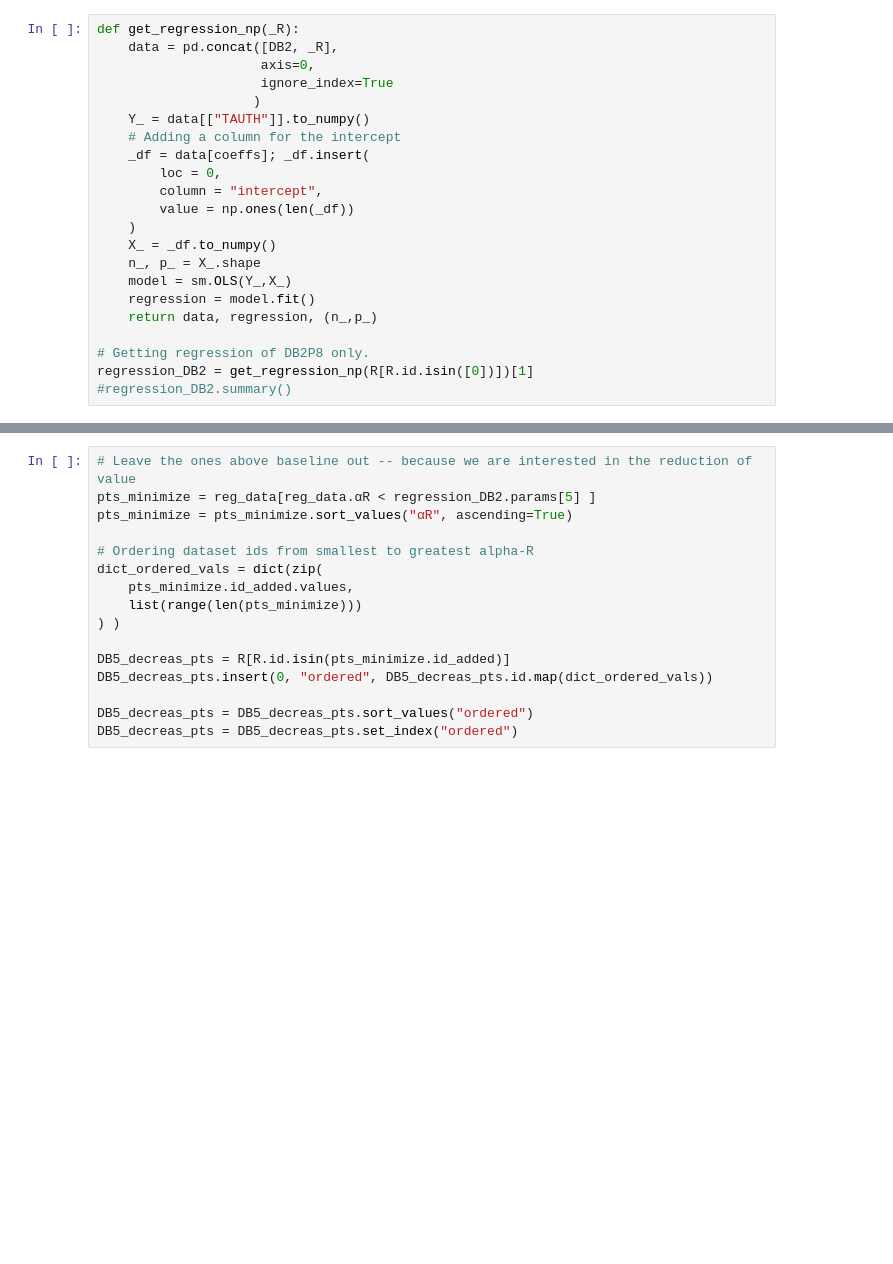
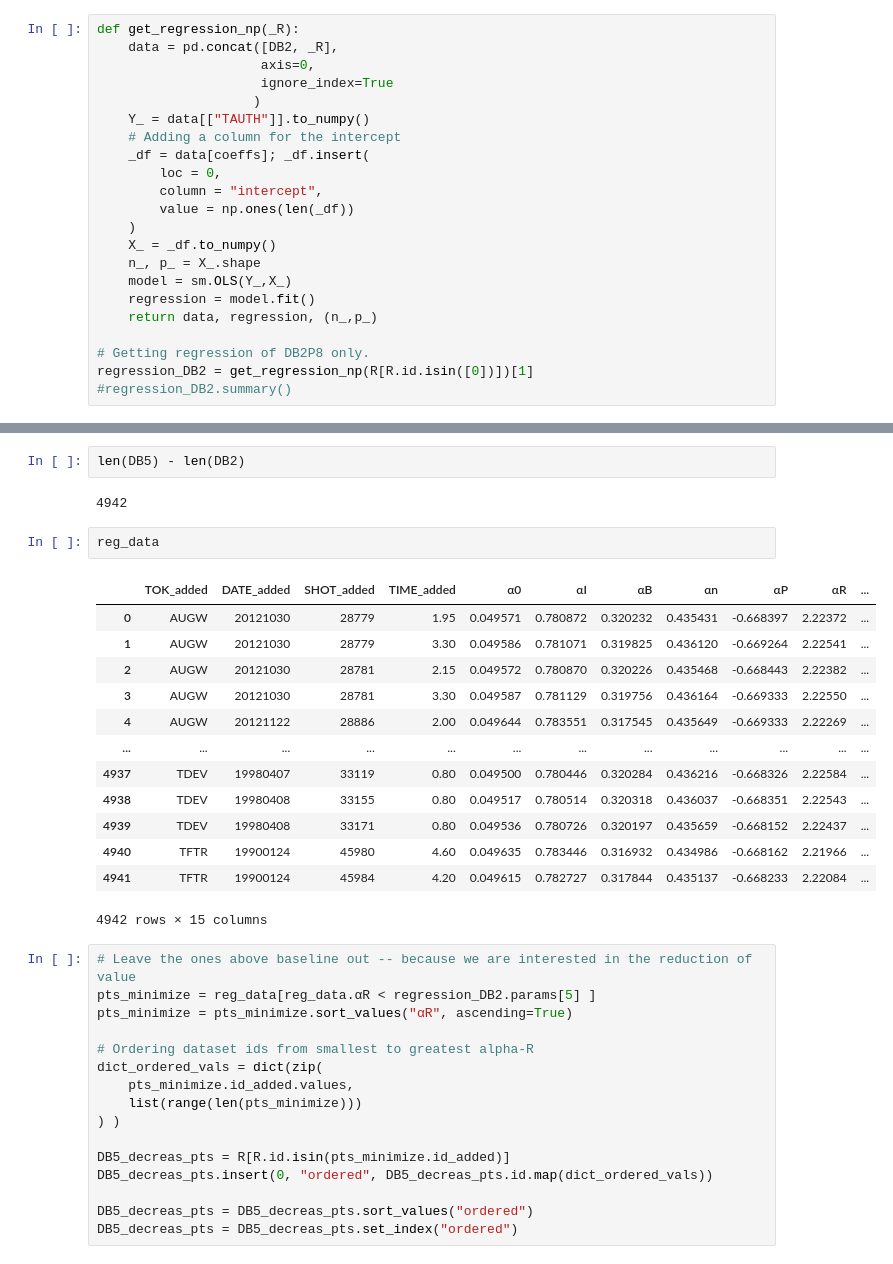
Before and after one commit to Chinnasf/FUSION-EP-Master-Thesis, a Jupyter notebook: Optimization/Random_sampling_LATEX_PLOTS.ipynb, the cells around one changed output, grey strips where cells are left out. Drawn from its saved outputs; the diff is of its cells as text; blank space fills up the shorter version.

```diff
--- a/Optimization/Random_sampling_LATEX_PLOTS.ipynb
+++ b/Optimization/Random_sampling_LATEX_PLOTS.ipynb
@@ -81,5 +84,25 @@ plt.savefig(fig_path+"individual_pts.pdf", format="pdf", dpi=800, bbox_inches='t
 # %% [output]
 [figure]
+# %%
+len(DB5) - len(DB2)
+# %% [output]
+4942
+# %%
+reg_data
+# %% [output]
+|  | TOK_added | DATE_added | SHOT_added | TIME_added | α0 | αI | αB | αn | αP | αR | ... |
+| 0 | AUGW | 20121030 | 28779 | 1.95 | 0.049571 | 0.780872 | 0.320232 | 0.435431 | -0.668397 | 2.22372 | ... |
+| 1 | AUGW | 20121030 | 28779 | 3.30 | 0.049586 | 0.781071 | 0.319825 | 0.436120 | -0.669264 | 2.22541 | ... |
+| 2 | AUGW | 20121030 | 28781 | 2.15 | 0.049572 | 0.780870 | 0.320226 | 0.435468 | -0.668443 | 2.22382 | ... |
+| 3 | AUGW | 20121030 | 28781 | 3.30 | 0.049587 | 0.781129 | 0.319756 | 0.436164 | -0.669333 | 2.22550 | ... |
+| 4 | AUGW | 20121122 | 28886 | 2.00 | 0.049644 | 0.783551 | 0.317545 | 0.435649 | -0.669333 | 2.22269 | ... |
+| ... | ... | ... | ... | ... | ... | ... | ... | ... | ... | ... | ... |
+| 4937 | TDEV | 19980407 | 33119 | 0.80 | 0.049500 | 0.780446 | 0.320284 | 0.436216 | -0.668326 | 2.22584 | ... |
+| 4938 | TDEV | 19980408 | 33155 | 0.80 | 0.049517 | 0.780514 | 0.320318 | 0.436037 | -0.668351 | 2.22543 | ... |
+| 4939 | TDEV | 19980408 | 33171 | 0.80 | 0.049536 | 0.780726 | 0.320197 | 0.435659 | -0.668152 | 2.22437 | ... |
+| 4940 | TFTR | 19900124 | 45980 | 4.60 | 0.049635 | 0.783446 | 0.316932 | 0.434986 | -0.668162 | 2.21966 | ... |
+| 4941 | TFTR | 19900124 | 45984 | 4.20 | 0.049615 | 0.782727 | 0.317844 | 0.435137 | -0.668233 | 2.22084 | ... |
+4942 rows × 15 columns
 # %%
 # Leave the ones above baseline out -- because we are interested in the reduction of value
 pts_minimize = reg_data[reg_data.αR < regression_DB2.params[5] ]
```
Also changed, not shown: parts of 3 cells of this notebook.
